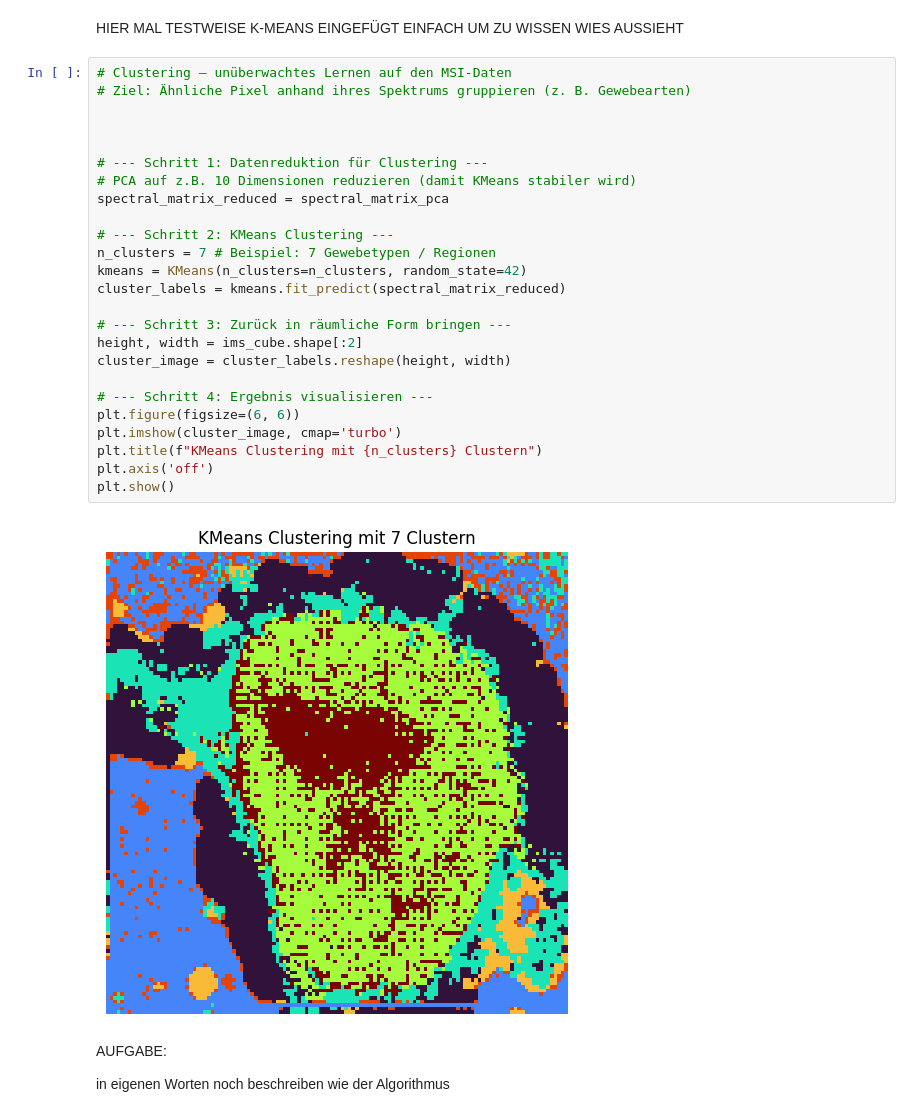
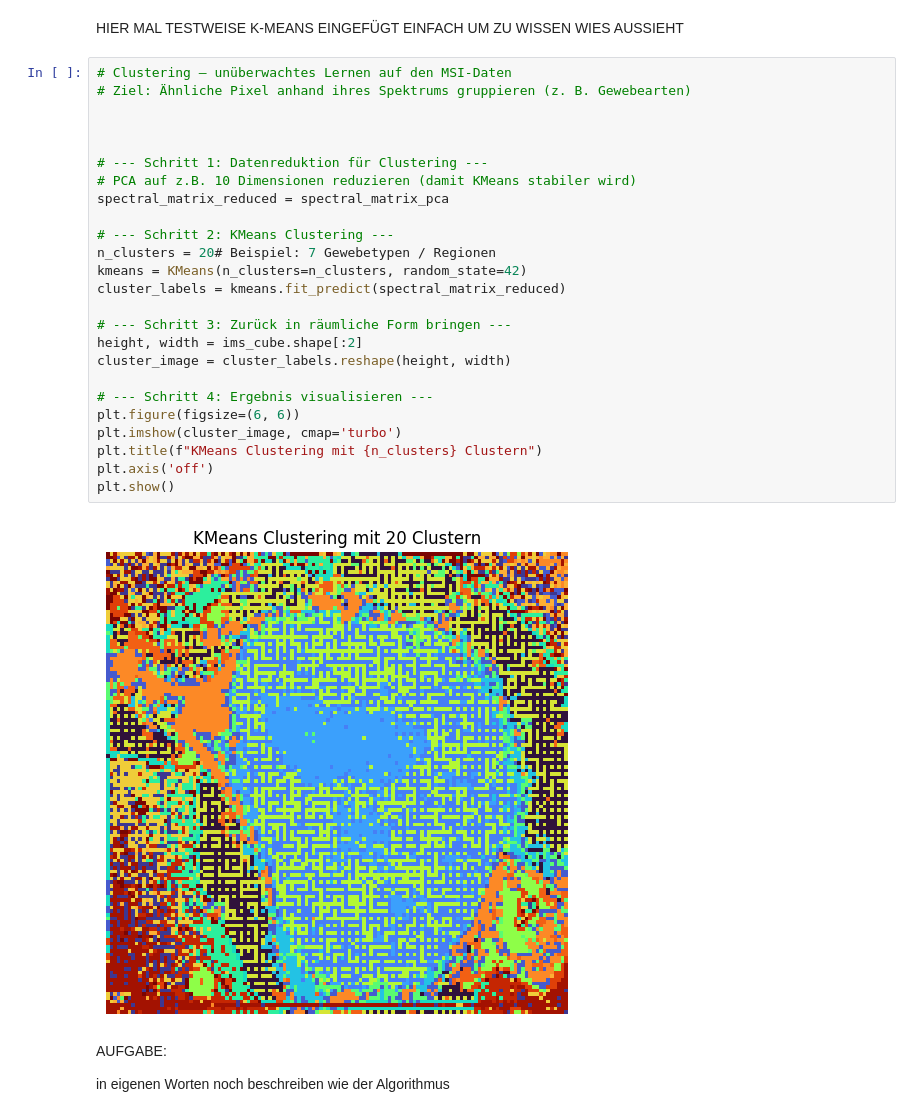
Before and after one commit to janphr03/MassSpectrometryImaging, a Jupyter notebook: Main.ipynb, the cells around one changed output. Cells and saved outputs as stored; diff of their text form.

```diff
--- a/Main.ipynb
+++ b/Main.ipynb
@@ -245,30 +245,30 @@ HIER MAL TESTWEISE K-MEANS EINGEFÜGT EINFACH UM ZU WISSEN WIES AUSSIEHT
 # %%
 # Clustering – unüberwachtes Lernen auf den MSI-Daten
 # Ziel: Ähnliche Pixel anhand ihres Spektrums gruppieren (z. B. Gewebearten)
 
 
 
 # --- Schritt 1: Datenreduktion für Clustering ---
 # PCA auf z.B. 10 Dimensionen reduzieren (damit KMeans stabiler wird)
 spectral_matrix_reduced = spectral_matrix_pca
 
 # --- Schritt 2: KMeans Clustering ---
-n_clusters = 7 # Beispiel: 7 Gewebetypen / Regionen
+n_clusters = 20# Beispiel: 7 Gewebetypen / Regionen
 kmeans = KMeans(n_clusters=n_clusters, random_state=42)
 cluster_labels = kmeans.fit_predict(spectral_matrix_reduced)
 
 # --- Schritt 3: Zurück in räumliche Form bringen ---
 height, width = ims_cube.shape[:2]
 cluster_image = cluster_labels.reshape(height, width)
 
 # --- Schritt 4: Ergebnis visualisieren ---
 plt.figure(figsize=(6, 6))
 plt.imshow(cluster_image, cmap='turbo')
 plt.title(f"KMeans Clustering mit {n_clusters} Clustern")
 plt.axis('off')
 plt.show()
 # %% [output]
-[figure, old version]
+[figure, new version]
 # %% [markdown]
 AUFGABE:
 
```
Also changed, not shown: parts of 2 cells of this notebook.
